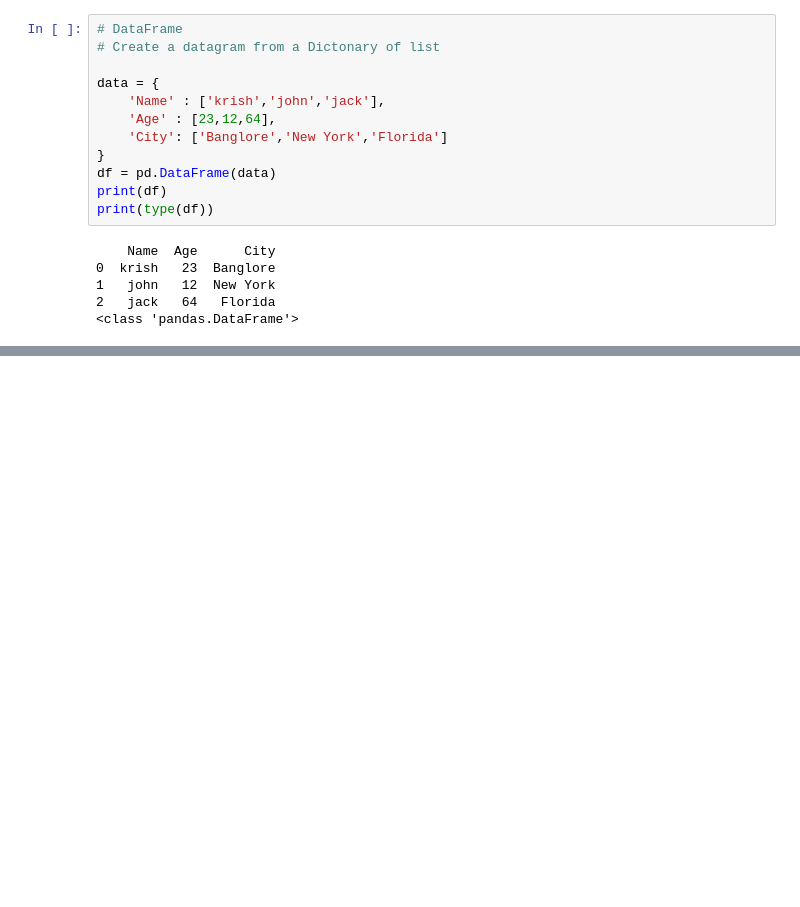
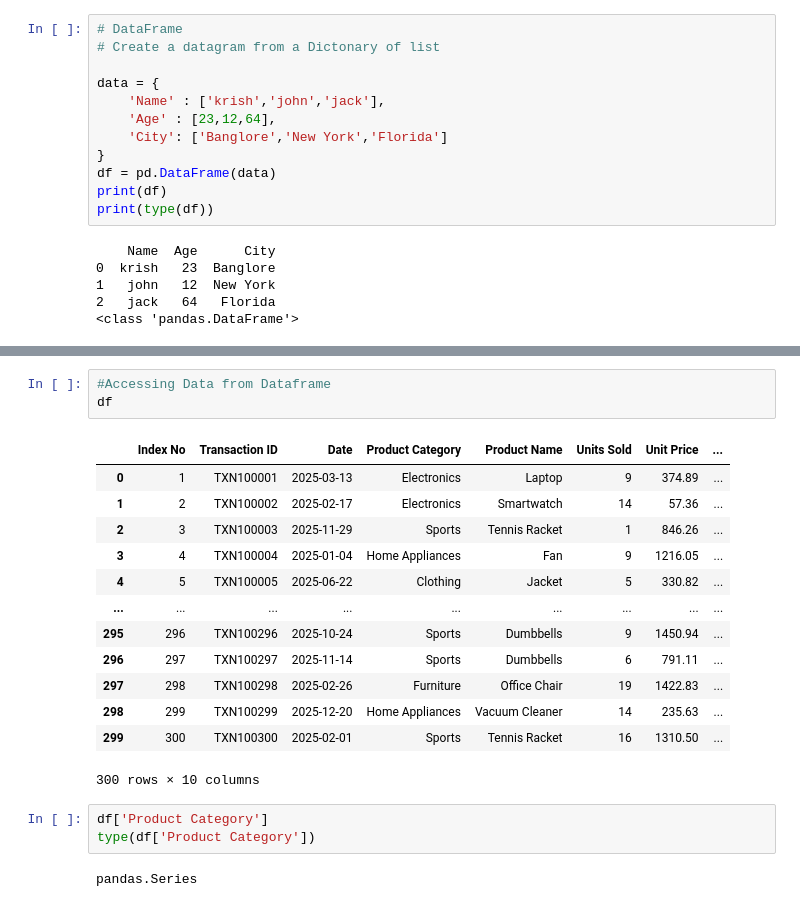
Before and after one commit to sachinbhauryal/Python-, a Jupyter notebook: 8-Data_analysis with python/lib2.ipynb, the cells around one changed output, grey strips where cells are left out. Saved outputs shown, nothing was run; the diff lists cells and outputs as text; blank space fills up the shorter version.

Commit message:
pandas

```diff
--- a/8-Data_analysis with python/lib2.ipynb
+++ b/8-Data_analysis with python/lib2.ipynb
@@ -85,0 +100,22 @@ FileNotFoundError: [Errno 2] No such file or directory: 'sales_data'
+# %%
+#Accessing Data from Dataframe
+df
+# %% [output]
+|  | Index No | Transaction ID | Date | Product Category | Product Name | Units Sold | Unit Price | ... |
+| 0 | 1 | TXN100001 | 2025-03-13 | Electronics | Laptop | 9 | 374.89 | ... |
+| 1 | 2 | TXN100002 | 2025-02-17 | Electronics | Smartwatch | 14 | 57.36 | ... |
+| 2 | 3 | TXN100003 | 2025-11-29 | Sports | Tennis Racket | 1 | 846.26 | ... |
+| 3 | 4 | TXN100004 | 2025-01-04 | Home Appliances | Fan | 9 | 1216.05 | ... |
+| 4 | 5 | TXN100005 | 2025-06-22 | Clothing | Jacket | 5 | 330.82 | ... |
+| ... | ... | ... | ... | ... | ... | ... | ... | ... |
+| 295 | 296 | TXN100296 | 2025-10-24 | Sports | Dumbbells | 9 | 1450.94 | ... |
+| 296 | 297 | TXN100297 | 2025-11-14 | Sports | Dumbbells | 6 | 791.11 | ... |
+| 297 | 298 | TXN100298 | 2025-02-26 | Furniture | Office Chair | 19 | 1422.83 | ... |
+| 298 | 299 | TXN100299 | 2025-12-20 | Home Appliances | Vacuum Cleaner | 14 | 235.63 | ... |
+| 299 | 300 | TXN100300 | 2025-02-01 | Sports | Tennis Racket | 16 | 1310.50 | ... |
+300 rows × 10 columns
+# %%
+df['Product Category']
+type(df['Product Category'])
+# %% [output]
+pandas.Series
```
Also changed, not shown: parts of 23 cells of this notebook.
